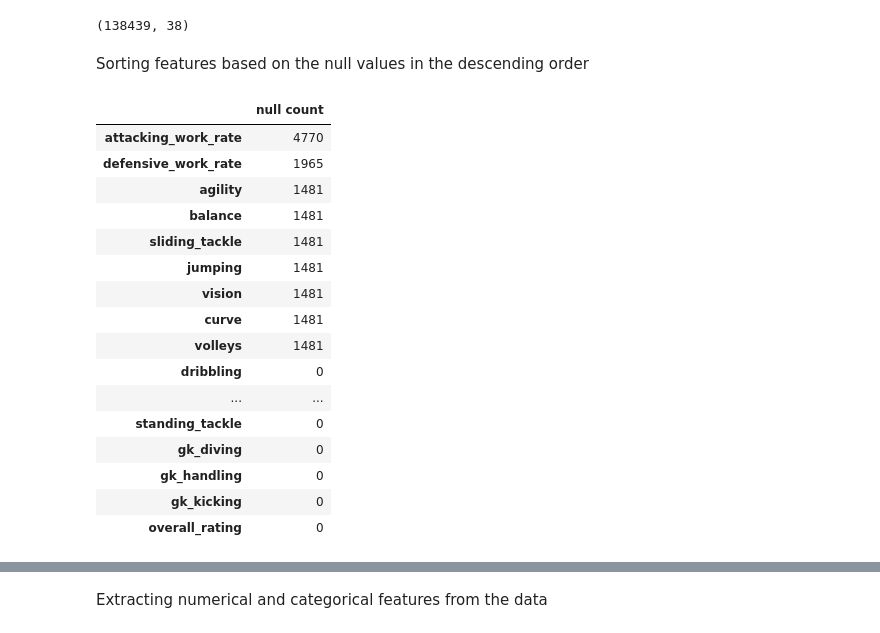
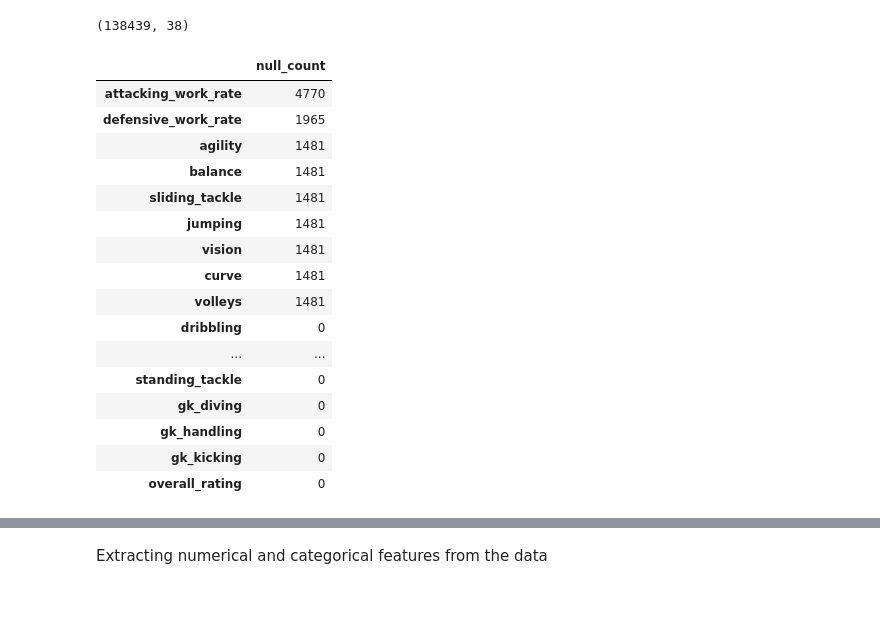
Before and after one commit to saivamsi333/Soccer, a Jupyter notebook: Soccer_data.ipynb, the cells around one changed output, grey strips where cells are left out. Saved outputs shown, nothing was run; the diff lists cells and outputs as text; code cells hidden in the pictures; blank space fills up the shorter version.

```diff
--- a/Soccer_data.ipynb
+++ b/Soccer_data.ipynb
@@ -24,7 +70,7 @@ import seaborn as sns
 from scipy import stats
 import copy
 pd.options.display.max_rows=40
-pd.options.display.max_columns=40
+pd.options.display.max_columns=45
 from scipy.stats import mode
 from sklearn import preprocessing
 import warnings
@@ -41,7 +87,7 @@ missing_values=['','NaN','n/a','na',' ','NA','_0','0','None']
 # %% [markdown]
 Along with reading the data, the missing values are also assigned to the function 'read_csv'.
 # %%
-soccer_raw_data=pd.read_csv('C:\\Users\\saiva\\Desktop\\Data Science\\Case Studies\\Intern\\Soccer_player\\8.soccer_players\\soccer_data.csv', na_values=missing_values)
+soccer_raw_data=pd.read_csv('file:///C:\\Users\\u%20s%20e%20r\\Desktop\\Intern\\Soccer_player\\8.soccer_players\\soccer_data.csv', na_values=missing_values)
 # %%
 soccer_raw_data.shape
 # %% [output]
@@ -184,12 +210,11 @@ soccer_rem_dup.head()
 soccer_rem_dup.shape
 # %% [output]
 (138439, 38)
-# %% [markdown]
-Sorting features based on the null values in the descending order
 # %%
-soccer_rem_dup.isnull().sum().sort_values(ascending=False).to_frame('null count')
+soccer_rem_dup_null_count=data=soccer_rem_dup.isnull().sum().sort_values(ascending=False).to_frame('null_count')
+soccer_rem_dup_null_count
 # %% [output]
-|  | null count |
+|  | null_count |
 | attacking_work_rate | 4770 |
 | defensive_work_rate | 1965 |
 | agility | 1481 |
```
Also changed, not shown: parts of 99 cells of this notebook.
